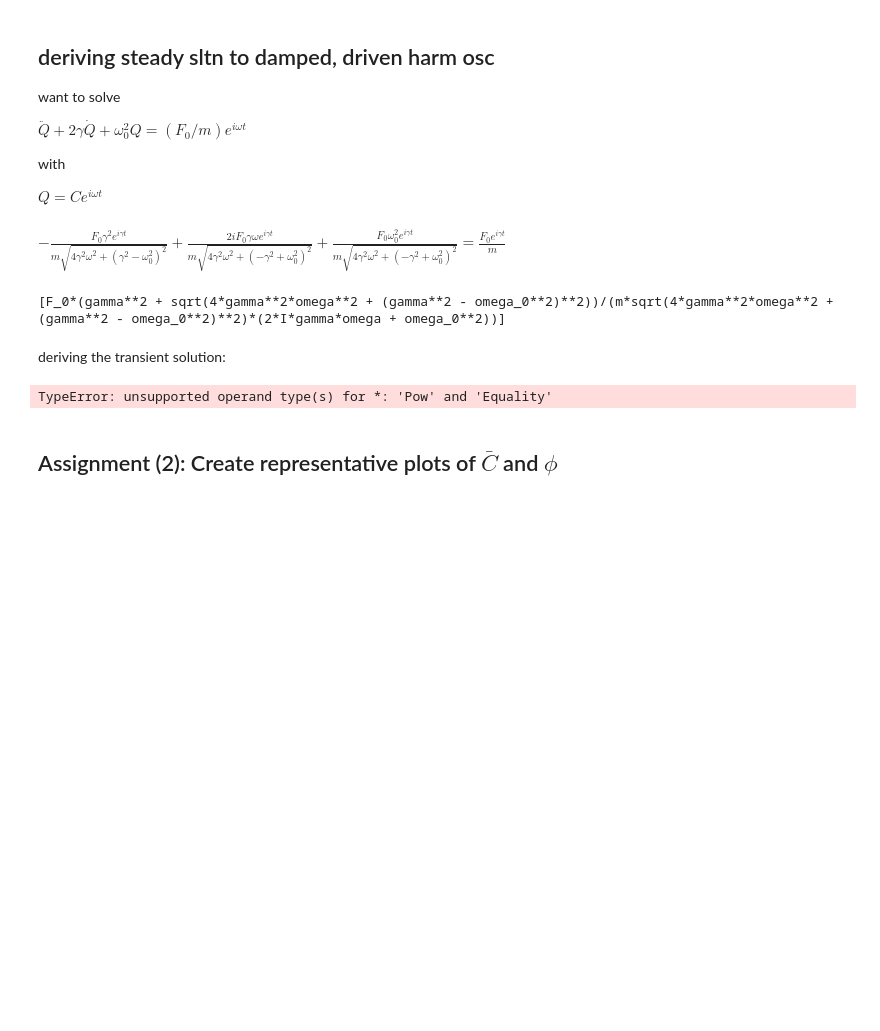
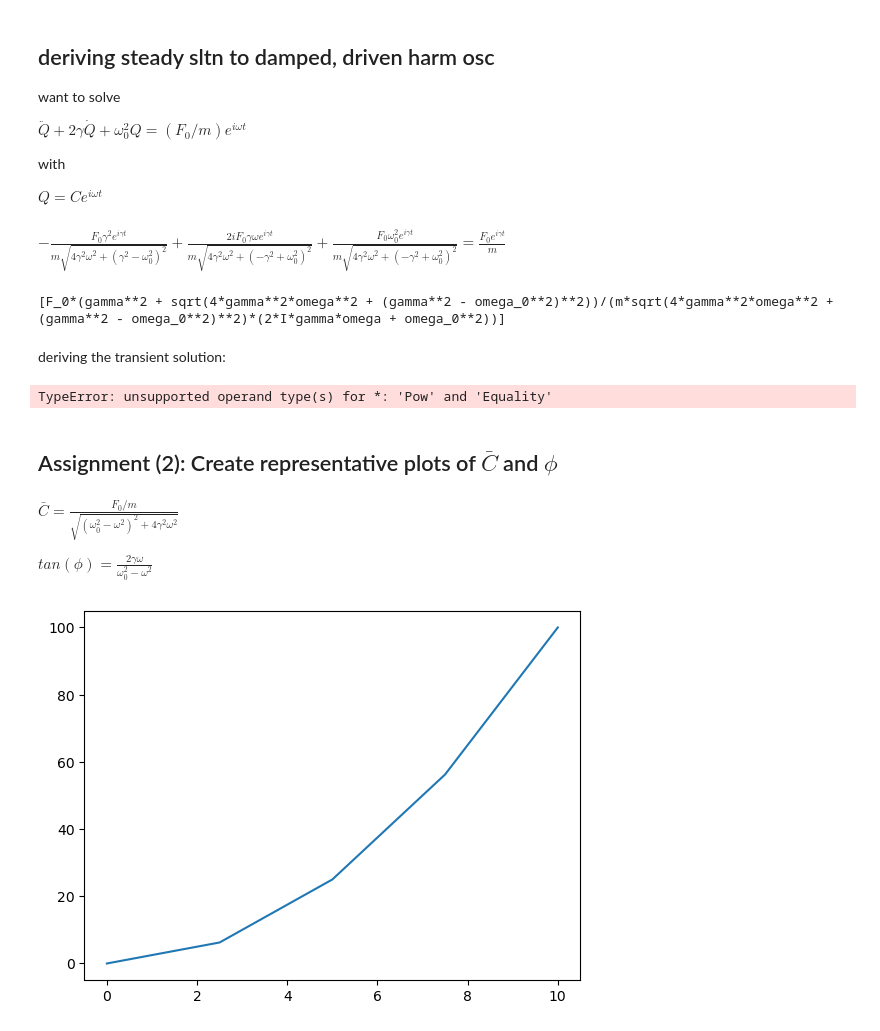
Before and after one commit to Phys3510-Fall2024/intro-to-sympy-MickyNG-94, a Jupyter notebook: intro-to-sympy.ipynb, the cells around one changed output. Cells and saved outputs as stored; diff of their text form; code cells hidden in the pictures; blank space fills up the shorter version.

Commit message:
touble getting tran sltn still, did some troubleshooting. Started setup to work on plots

```diff
--- a/intro-to-sympy.ipynb
+++ b/intro-to-sympy.ipynb
@@ -312,3 +320,7 @@ diff_eqn_test = sp.Eq(
 TypeError: unsupported operand type(s) for *: 'Pow' and 'Equality'
 # %% [markdown]
 ## Assignment (2): Create representative plots of $\bar{C}$ and $\phi$
+# %% [markdown]
+$\bar{C} = \frac{F_0/m}{\sqrt{(\omega_0^2-\omega^2)^2+4\gamma^2\omega^2}}$
+
+$tan(\phi) = \frac{2\gamma\omega}{\omega_0^2-\omega^2}$
@@ -314,0 +330,17 @@ TypeError: unsupported operand type(s) for *: 'Pow' and 'Equality'
+# %%
+#code from old assg to work from:
+x = np.linspace(0,10,5)
+
+def parabola(x):
+    return x**2
+
+# Generate y-values for the parabola using the x-values from np.linspace
+y_parabola = parabola(x)
+
+# Plot the parabola using plt.plot
+plt.plot(x, y_parabola)
+
+# Show the plot
+plt.show(parabola)
+# %% [output]
+[figure, added]
```
Also changed, not shown: parts of 3 cells of this notebook.
